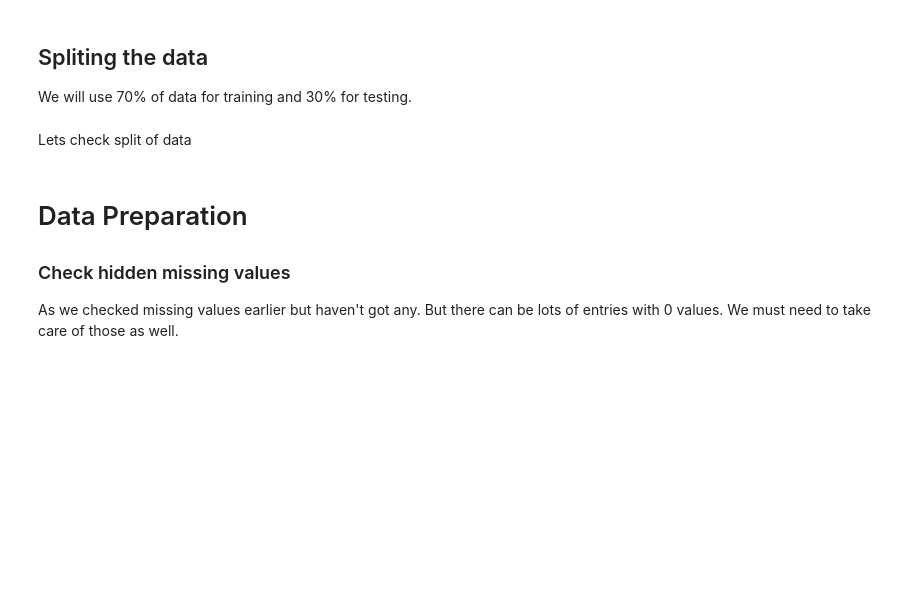
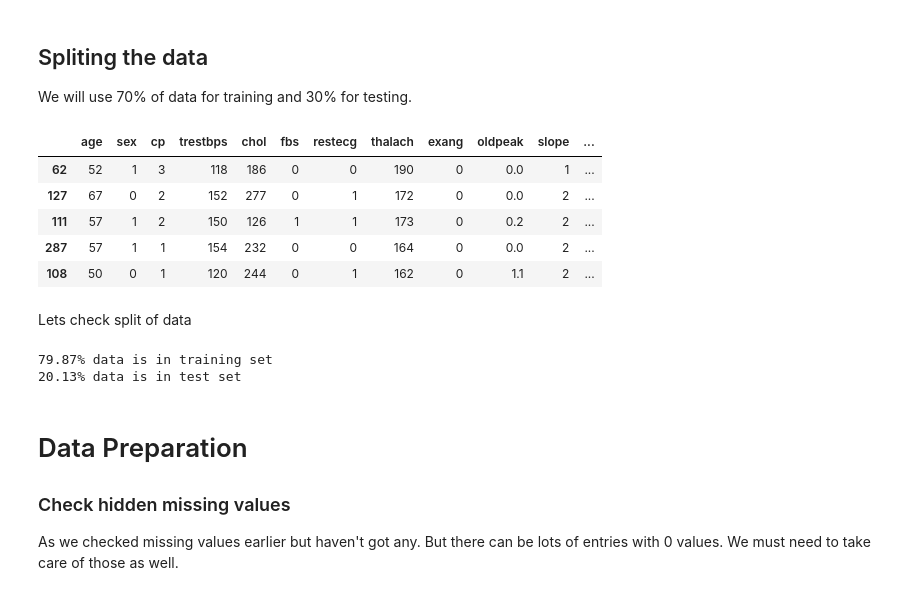
Before and after one commit to anithathavamani/ML-dataset, a Jupyter notebook: Logistic_Regression.ipynb, the cells around one changed output. Drawn from its saved outputs; the diff is of its cells as text; code cells hidden in the pictures; blank space fills up the shorter version.

```diff
--- a/Logistic_Regression.ipynb
+++ b/Logistic_Regression.ipynb
@@ -60,18 +108,28 @@ We will use 70% of data for training and 30% for testing.
 # %%
 from sklearn.model_selection import train_test_split
 
-X = pdata.drop('placement',axis=1)     # Predictor feature columns (8 X m)
-Y = pdata['placement']   # Predicted class (1=True, 0=False) (1 X m)
+X = pdata.drop('target',axis=1)     # Predictor feature columns (8 X m)
+Y = pdata['target']   # Predicted class (1=True, 0=False) (1 X m)
 
 x_train, x_test, y_train, y_test = train_test_split(X, Y, test_size=0.2, random_state=1)
 # 1 is just any random seed number
 
 x_train.head()
+# %% [output]
+|  | age | sex | cp | trestbps | chol | fbs | restecg | thalach | exang | oldpeak | slope | ... |
+| 62 | 52 | 1 | 3 | 118 | 186 | 0 | 0 | 190 | 0 | 0.0 | 1 | ... |
+| 127 | 67 | 0 | 2 | 152 | 277 | 0 | 1 | 172 | 0 | 0.0 | 2 | ... |
+| 111 | 57 | 1 | 2 | 150 | 126 | 1 | 1 | 173 | 0 | 0.2 | 2 | ... |
+| 287 | 57 | 1 | 1 | 154 | 232 | 0 | 0 | 164 | 0 | 0.0 | 2 | ... |
+| 108 | 50 | 0 | 1 | 120 | 244 | 0 | 1 | 162 | 0 | 1.1 | 2 | ... |
 # %% [markdown]
 Lets check split of data
 # %%
-print("{0:0.5f}% data is in training set".format((len(x_train)/len(pdata.index)) * 100))
-print("{0:0.8f}% data is in test set".format((len(x_test)/len(pdata.index)) * 100))
+print("{0:0.2f}% data is in training set".format((len(x_train)/len(pdata.index)) * 100))
+print("{0:0.2f}% data is in test set".format((len(x_test)/len(pdata.index)) * 100))
+# %% [output]
+79.87% data is in training set
+20.13% data is in test set
 # %% [markdown]
 # Data Preparation
 
```
Also changed, not shown: parts of 18 cells of this notebook.
